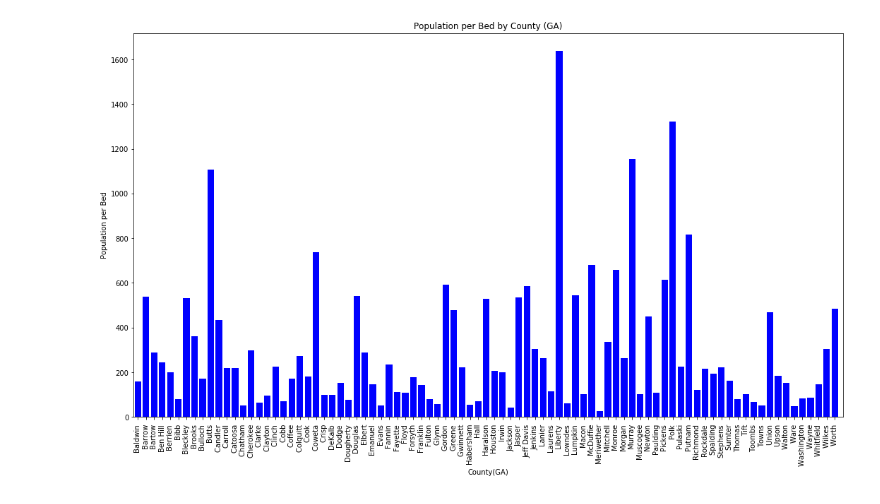
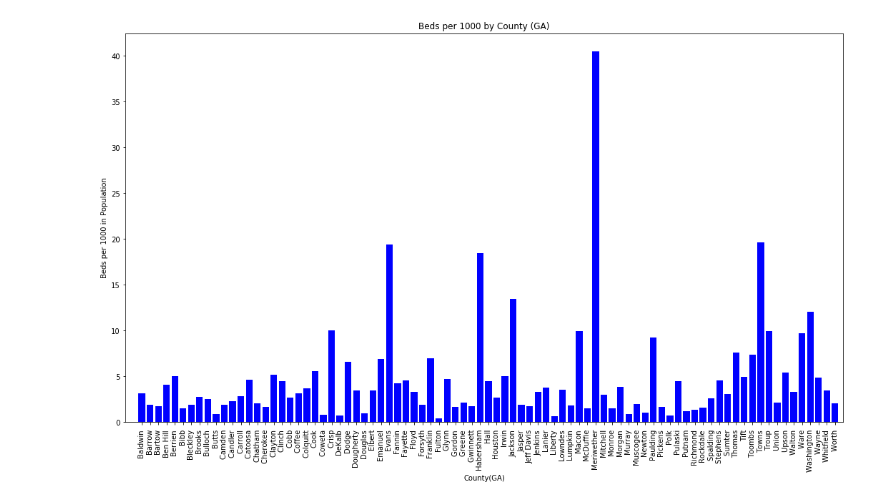
Before and after one commit to jtilenis/Data_Scavengers, a Jupyter notebook: bar_charts.ipynb, the cells around one changed output. Cells and saved outputs as stored; diff of their text form; code cells hidden in the pictures.

```diff
--- a/bar_charts.ipynb
+++ b/bar_charts.ipynb
@@ -29,0 +11,5 @@ clean_hospital
+# %%
+#Get hospital data and Census data combined
+clean_hospital= pd.read_csv("Outputs/Finalized_Data.csv")
+
+clean_hospital
@@ -30,8 +30,10 @@ clean_hospital
 # %%
-hospital_data = clean_hospital[['Hospital name', 'City', 'County','Acute Care Beds', 'Median Income','Population']]
+# Prepare data for charts
+
+hospital_data = clean_hospital[['Hospital name', 'Hospital City', 'Hospital County','Acute Care Beds', 'Median Income','Population']]
 hospital_data
 
-hospital_sum_city = hospital_data.groupby('City').sum()
+hospital_sum_city = hospital_data.groupby('Hospital City')['Acute Care Beds'].sum()
 hospital_sum_city = hospital_sum_city.reset_index()
 hospital_sum_city
 # %% [output]
@@ -222,9 +234,16 @@ plt.show()
 # %%
+# prep data for beds by 1000 by county
+
+hospital_sum_county = hospital_data.groupby('Hospital County').sum()
+hospital_sum_county = hospital_sum_county.reset_index()
+hospital_sum_county
+
 hospital_sum_county = hospital_sum_county.loc[(hospital_sum_county['Acute Care Beds'] > 0)]
 hospital_sum_county
+hospital_sum_county['Hospital County'].replace(regex=True,inplace=True,to_replace=r'County',value=r'')
 
+hospital_sum_county["Beds per 1000"] = 1000*hospital_sum_county["Acute Care Beds"]/hospital_sum_county["Population"]
+hospital_sum_county['Beds per 1000'].replace(np.inf, 0, inplace=True)
 
-hospital_sum_county["Population per Bed"] = hospital_sum_county["Population"]/hospital_sum_county["Acute Care Beds"]
-hospital_sum_county['Population per Bed'].replace(np.inf, 0, inplace=True)
 hospital_sum_county
 # %% [output]
@@ -253,15 +263,16 @@ See the caveats in the documentation: https://pandas.pydata.org/pandas-docs/stab
 # %%
+# Plot Beds per 1000 by County
 
 plt.figure(figsize=(18,10))
-plt.bar(hospital_sum_county['County'],hospital_sum_county["Population per Bed"], color="blue")
-plt.xticks(hospital_sum_county['County'], rotation='vertical')
-plt.title('Population per Bed by County (GA)')
+plt.bar(hospital_sum_county['Hospital County'],hospital_sum_county["Beds per 1000"], color="blue")
+plt.xticks(hospital_sum_county['Hospital County'], rotation='vertical')
+plt.title('Beds per 1000 by County (GA)')
 plt.xlabel('County(GA)')
-plt.ylabel('Population per Bed')
-plt.xlim(-0.5,len(hospital_sum_county['County']))
+plt.ylabel('Beds per 1000 in Population')
+plt.xlim(-2,len(hospital_sum_county['Hospital County']))
 
-plt.savefig("Population_per_Bed_by_County.png")
+plt.savefig("Charts/Bed_per_1000_by_County.png")
 
 plt.show()
 # %% [output]
-[figure, old version]
+[figure, new version]
```
Also changed, not shown: parts of 18 cells of this notebook, 8 other files.
